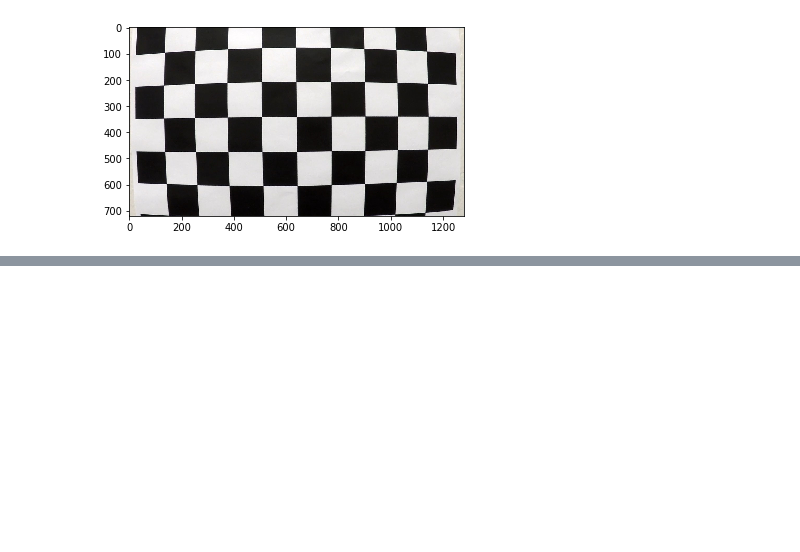
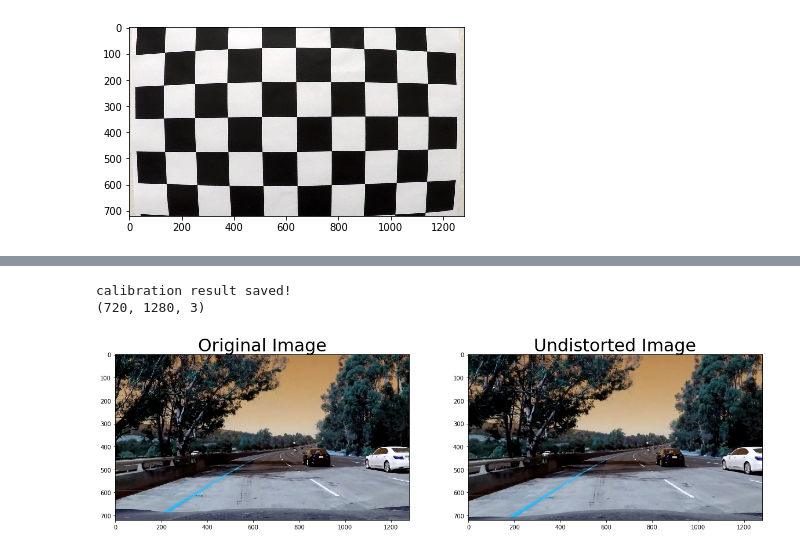
Before and after one commit to sunnyelf828/SelfDrivingCar-P4-AdvancedLaneFinding, a Jupyter notebook: Advanced_Lane_Lines.ipynb, the cells around one changed output, grey strips where cells are left out. Saved outputs shown, nothing was run; the diff lists cells and outputs as text; code cells hidden in the pictures; blank space fills up the shorter version.

```diff
--- a/Advanced_Lane_Lines.ipynb
+++ b/Advanced_Lane_Lines.ipynb
@@ -111,0 +71,29 @@ plt.subplots_adjust(left=0., right=1, top=0.9, bottom=0.)
+# %%
+# Test undistortion on an image
+img = cv2.imread('./test_images/test5.jpg')
+img_size = (img.shape[1], img.shape[0])
+
+# Do camera calibration given object points and image points
+ret, mtx, dist, rvecs, tvecs = cv2.calibrateCamera(objpoints, imgpoints, img_size, None, None)
+
+np.savez('calibration.npz',mtx=mtx,dist=dist)
+print('calibration result saved!')
+
+f = np.load('calibration.npz')
+mtx = f['mtx']
+dist = f['dist']
+undist_img = cv2.undistort(img, mtx, dist)
+cv2.imwrite('./output_images/test5.jpg',undist_img)
+
+
+f, (ax1, ax2) = plt.subplots(1, 2, figsize=(20,10))
+ax1.imshow(img)
+ax1.set_title('Original Image', fontsize=30)
+ax2.imshow(undist_img)
+ax2.set_title('Undistorted Image', fontsize=30)
+
+print(undist_img.shape)
+# %% [output]
+calibration result saved!
+(720, 1280, 3)
+[figure, added]
```
Also changed, not shown: parts of 15 cells of this notebook, 2 other files.
